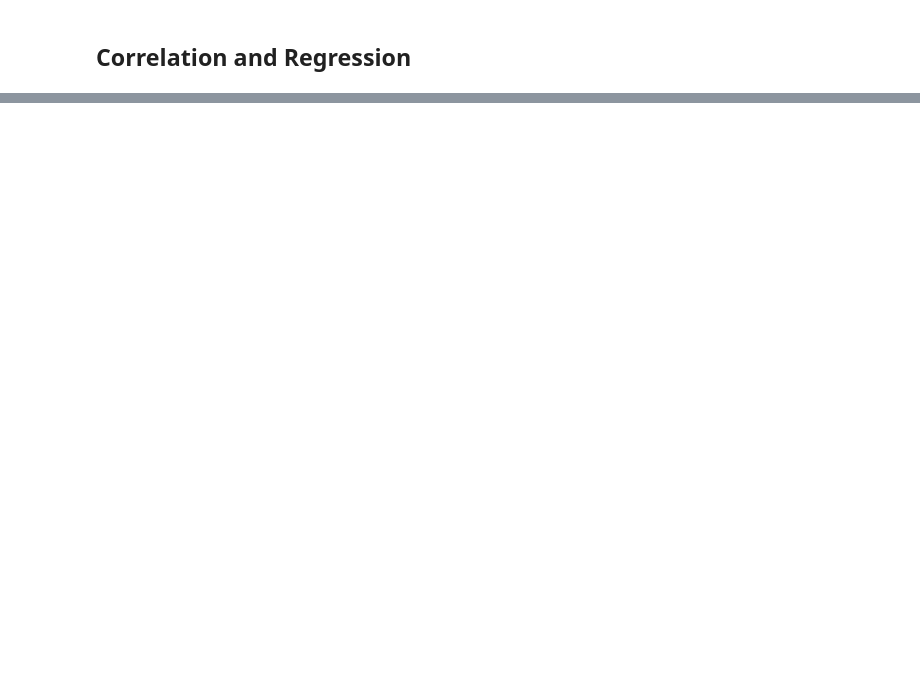
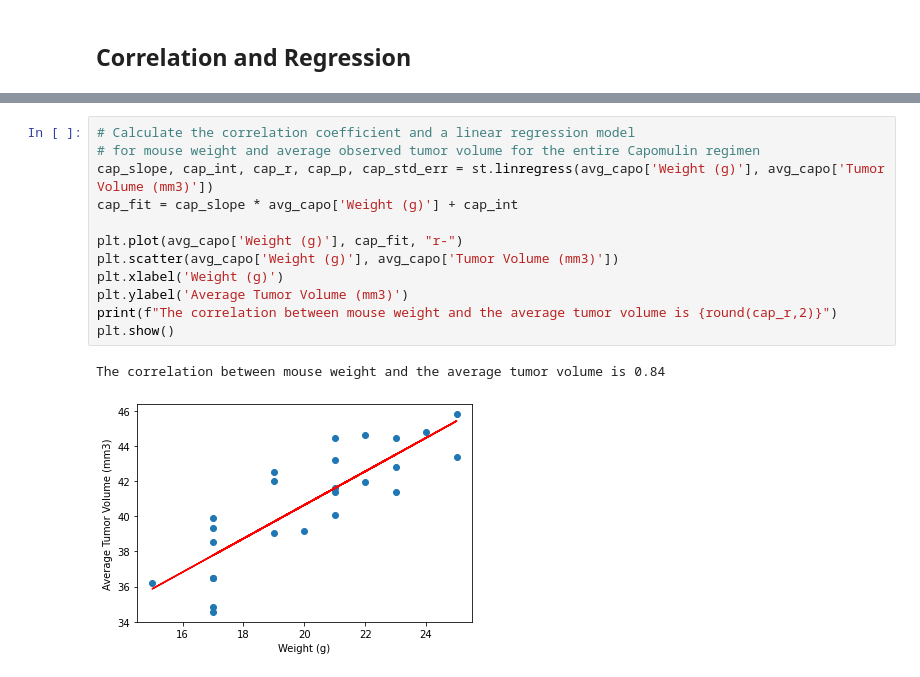
Before and after one commit to csamaro/matplotlib-challenge, a Jupyter notebook: Pymaceuticals/pymaceuticals_starter.ipynb, the cells around one changed output, grey strips where cells are left out. Cells and saved outputs as stored; diff of their text form; blank space fills up the shorter version.

```diff
--- a/Pymaceuticals/pymaceuticals_starter.ipynb
+++ b/Pymaceuticals/pymaceuticals_starter.ipynb
@@ -235,0 +278,15 @@ The correlation between mouse weight and the average tumor volume is 0.84
+# %%
+# Calculate the correlation coefficient and a linear regression model
+# for mouse weight and average observed tumor volume for the entire Capomulin regimen
+cap_slope, cap_int, cap_r, cap_p, cap_std_err = st.linregress(avg_capo['Weight (g)'], avg_capo['Tumor Volume (mm3)'])
+cap_fit = cap_slope * avg_capo['Weight (g)'] + cap_int
+
+plt.plot(avg_capo['Weight (g)'], cap_fit, "r-")
+plt.scatter(avg_capo['Weight (g)'], avg_capo['Tumor Volume (mm3)'])
+plt.xlabel('Weight (g)')
+plt.ylabel('Average Tumor Volume (mm3)')
+print(f"The correlation between mouse weight and the average tumor volume is {round(cap_r,2)}")
+plt.show()
+# %% [output]
+The correlation between mouse weight and the average tumor volume is 0.84
+[figure, added]
```
Also changed, not shown: parts of 8 cells of this notebook.
